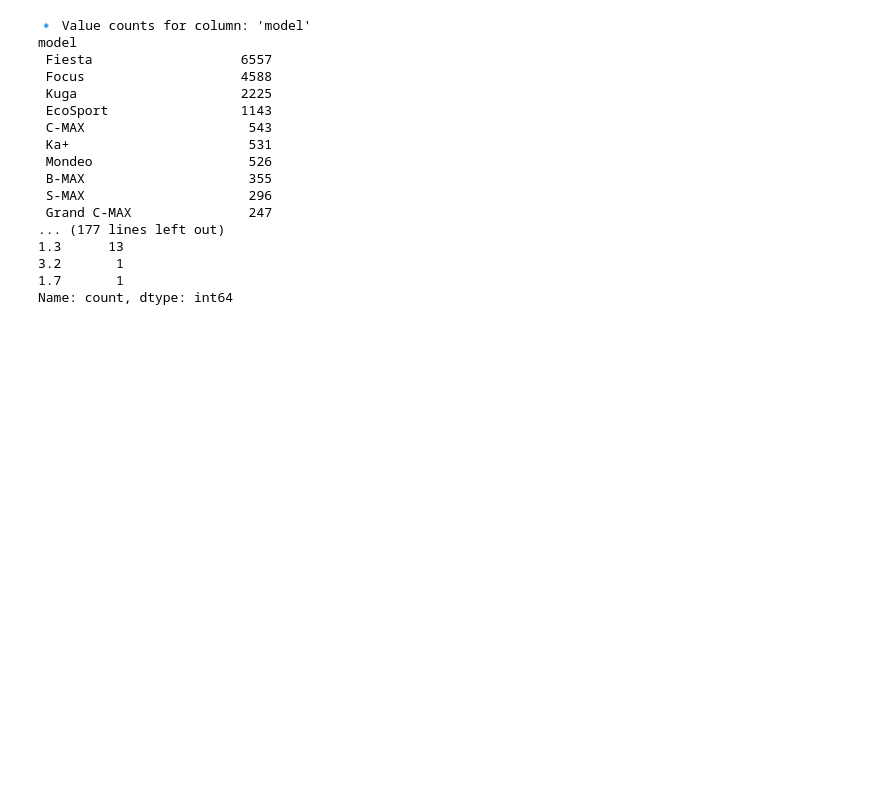
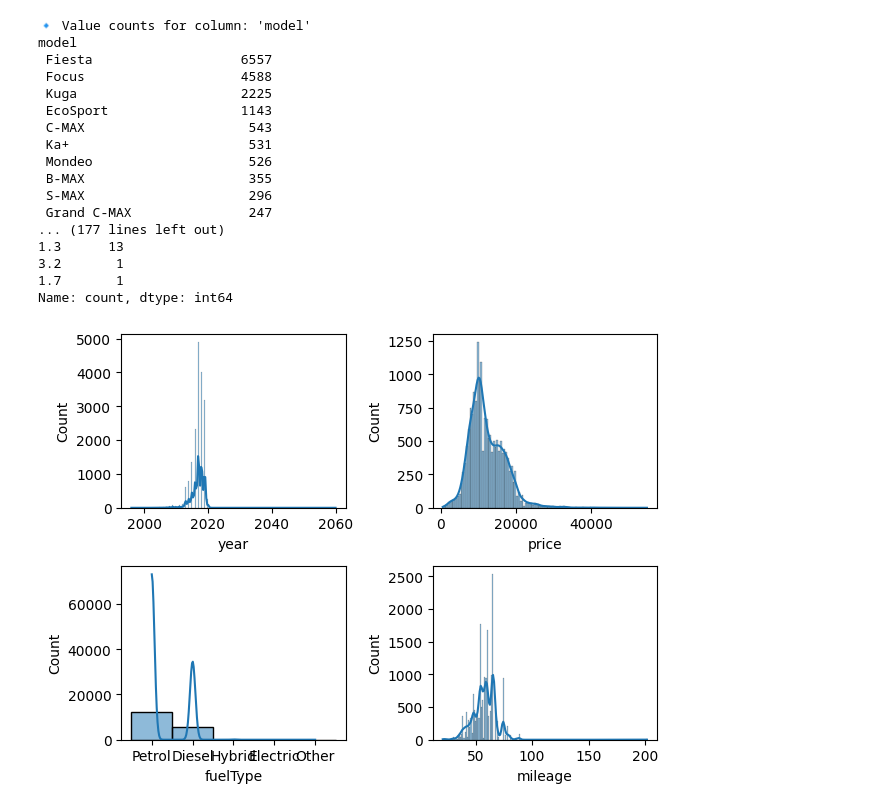
Before and after one commit to ankush262/Machine-learning, a Jupyter notebook: car_price_prediction.ipynb, the cells around one changed output. Drawn from its saved outputs; the diff is of its cells as text; code cells hidden in the pictures; blank space fills up the shorter version.

Commit message:
graph

```diff
--- a/car_price_prediction.ipynb
+++ b/car_price_prediction.ipynb
@@ -22,4 +22,4 @@ Index(['model', 'year', 'price', 'transmission', 'mileage', 'fuelType', 'tax',
        'mpg', 'engineSize'],
       dtype='object')
 # %%
-df.rename(columns= {'mileage':"total travel","mpg":'mileage'})
+df = df.rename(columns= {'mileage':"total travel","mpg":'mileage'})
@@ -99,3 +85,15 @@ model
 3.2       1
 1.7       1
 Name: count, dtype: int64
+# %%
+def plotting(var,num):
+    plt.subplot(2,2,num)
+    sns.histplot(df[var],kde= True)
+# %%
+plotting("year",1)
+plotting("price",2)
+plotting("fuelType",3)
+plotting("mileage",4)
+plt.tight_layout()
+# %% [output]
+[figure, added]
```
Also changed, not shown: parts of 7 cells of this notebook.
